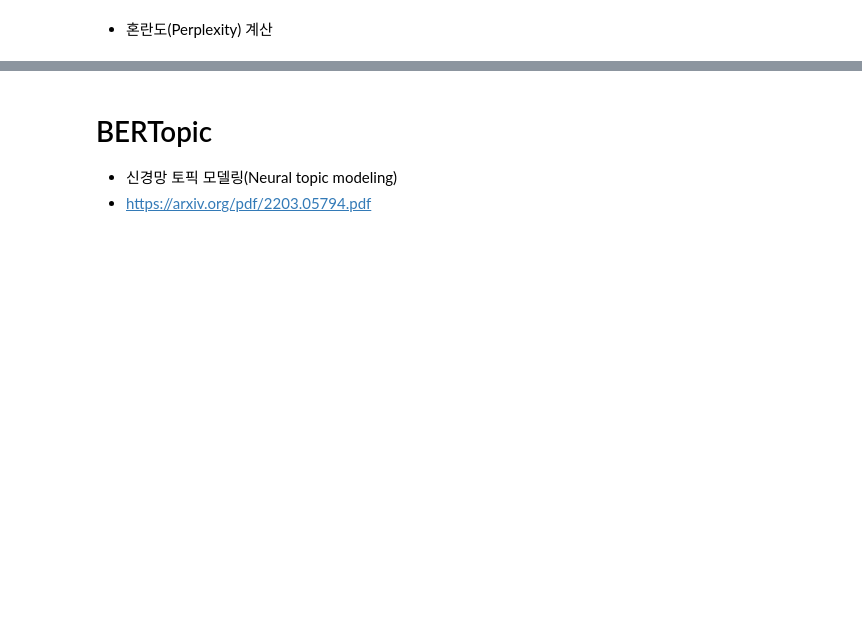
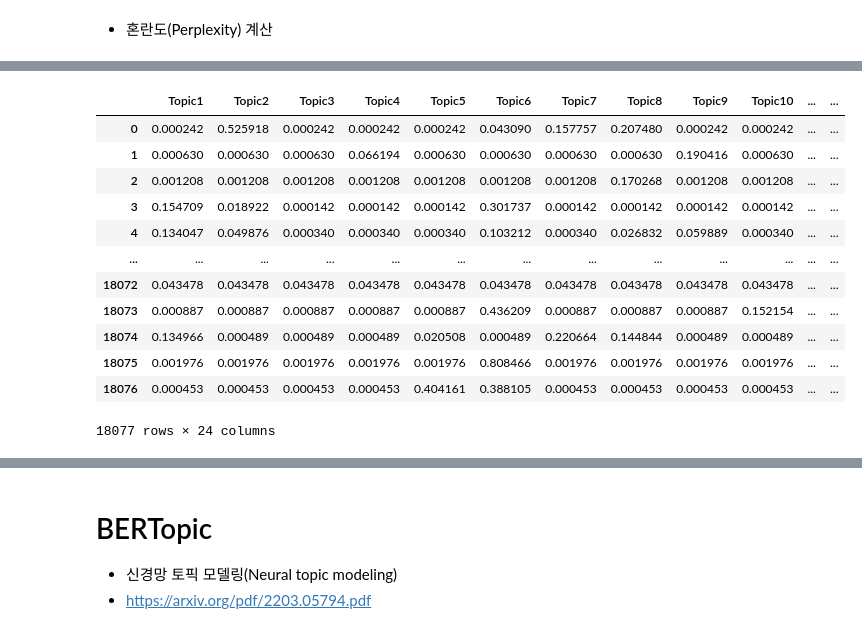
Before and after one commit to sgr1118/-_-, a Jupyter notebook: _11_토픽_모델링(Topic_Modeling).ipynb, the cells around one changed output, grey strips where cells are left out. Cells and saved outputs as stored; diff of their text form; code cells hidden in the pictures; blank space fills up the shorter version.

```diff
--- a/_11_토픽_모델링(Topic_Modeling).ipynb
+++ b/_11_토픽_모델링(Topic_Modeling).ipynb
@@ -661,0 +826,18 @@ plt.show()
+# %%
+trend_data = pd.DataFrame(content_topics, columns = ['Topic'+str(i) for i in range(1, 24)])
+trend_data = pd.concat([trend_data, df.start.map(lambda x: x[:7])], axis = 1)
+trend_data
+# %% [output]
+|  | Topic1 | Topic2 | Topic3 | Topic4 | Topic5 | Topic6 | Topic7 | Topic8 | Topic9 | Topic10 | ... | ... |
+| 0 | 0.000242 | 0.525918 | 0.000242 | 0.000242 | 0.000242 | 0.043090 | 0.157757 | 0.207480 | 0.000242 | 0.000242 | ... | ... |
+| 1 | 0.000630 | 0.000630 | 0.000630 | 0.066194 | 0.000630 | 0.000630 | 0.000630 | 0.000630 | 0.190416 | 0.000630 | ... | ... |
+| 2 | 0.001208 | 0.001208 | 0.001208 | 0.001208 | 0.001208 | 0.001208 | 0.001208 | 0.170268 | 0.001208 | 0.001208 | ... | ... |
+| 3 | 0.154709 | 0.018922 | 0.000142 | 0.000142 | 0.000142 | 0.301737 | 0.000142 | 0.000142 | 0.000142 | 0.000142 | ... | ... |
+| 4 | 0.134047 | 0.049876 | 0.000340 | 0.000340 | 0.000340 | 0.103212 | 0.000340 | 0.026832 | 0.059889 | 0.000340 | ... | ... |
+| ... | ... | ... | ... | ... | ... | ... | ... | ... | ... | ... | ... | ... |
+| 18072 | 0.043478 | 0.043478 | 0.043478 | 0.043478 | 0.043478 | 0.043478 | 0.043478 | 0.043478 | 0.043478 | 0.043478 | ... | ... |
+| 18073 | 0.000887 | 0.000887 | 0.000887 | 0.000887 | 0.000887 | 0.436209 | 0.000887 | 0.000887 | 0.000887 | 0.152154 | ... | ... |
+| 18074 | 0.134966 | 0.000489 | 0.000489 | 0.000489 | 0.020508 | 0.000489 | 0.220664 | 0.144844 | 0.000489 | 0.000489 | ... | ... |
+| 18075 | 0.001976 | 0.001976 | 0.001976 | 0.001976 | 0.001976 | 0.808466 | 0.001976 | 0.001976 | 0.001976 | 0.001976 | ... | ... |
+| 18076 | 0.000453 | 0.000453 | 0.000453 | 0.000453 | 0.404161 | 0.388105 | 0.000453 | 0.000453 | 0.000453 | 0.000453 | ... | ... |
+18077 rows × 24 columns
```
Also changed, not shown: parts of 24 cells of this notebook.
